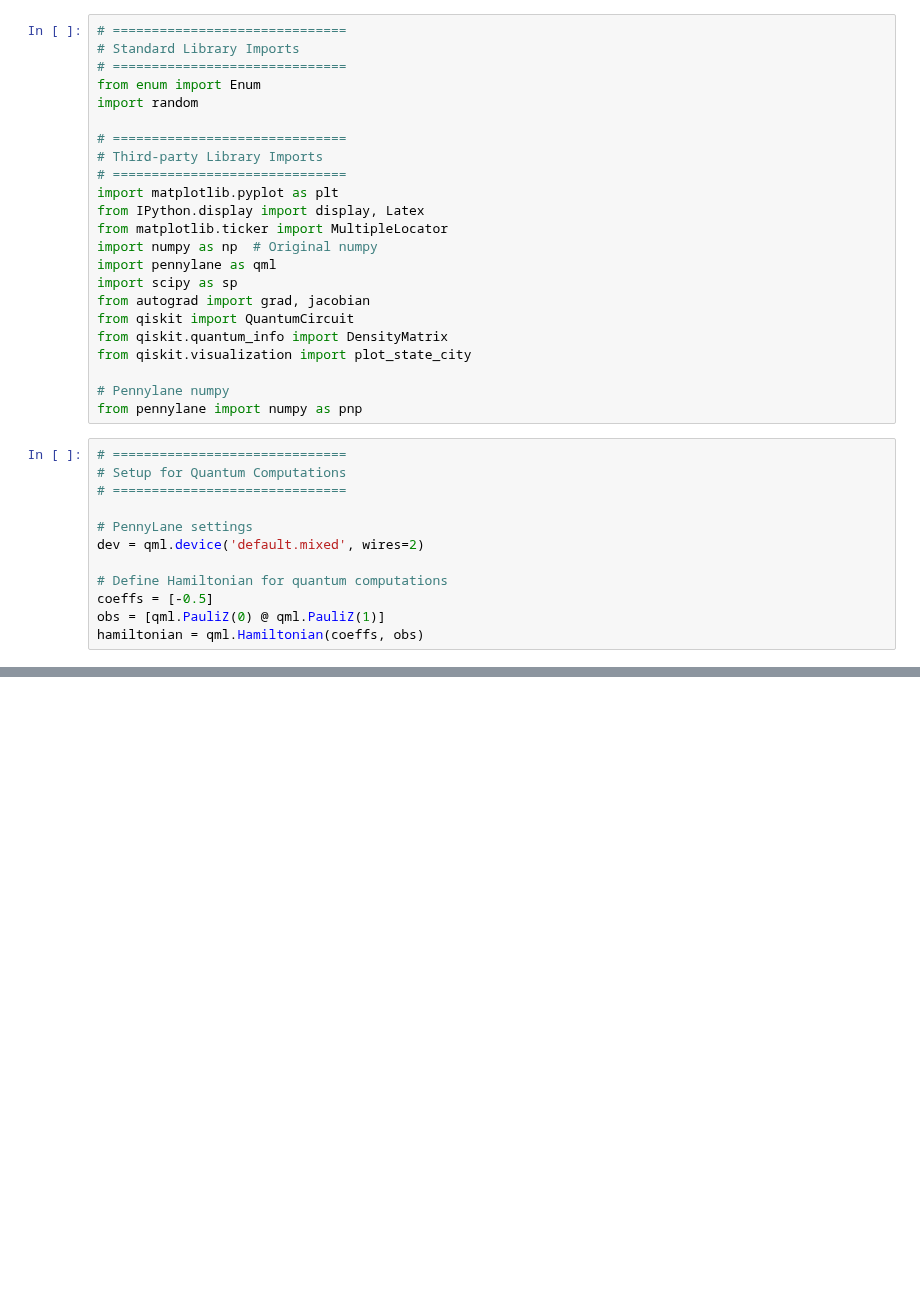
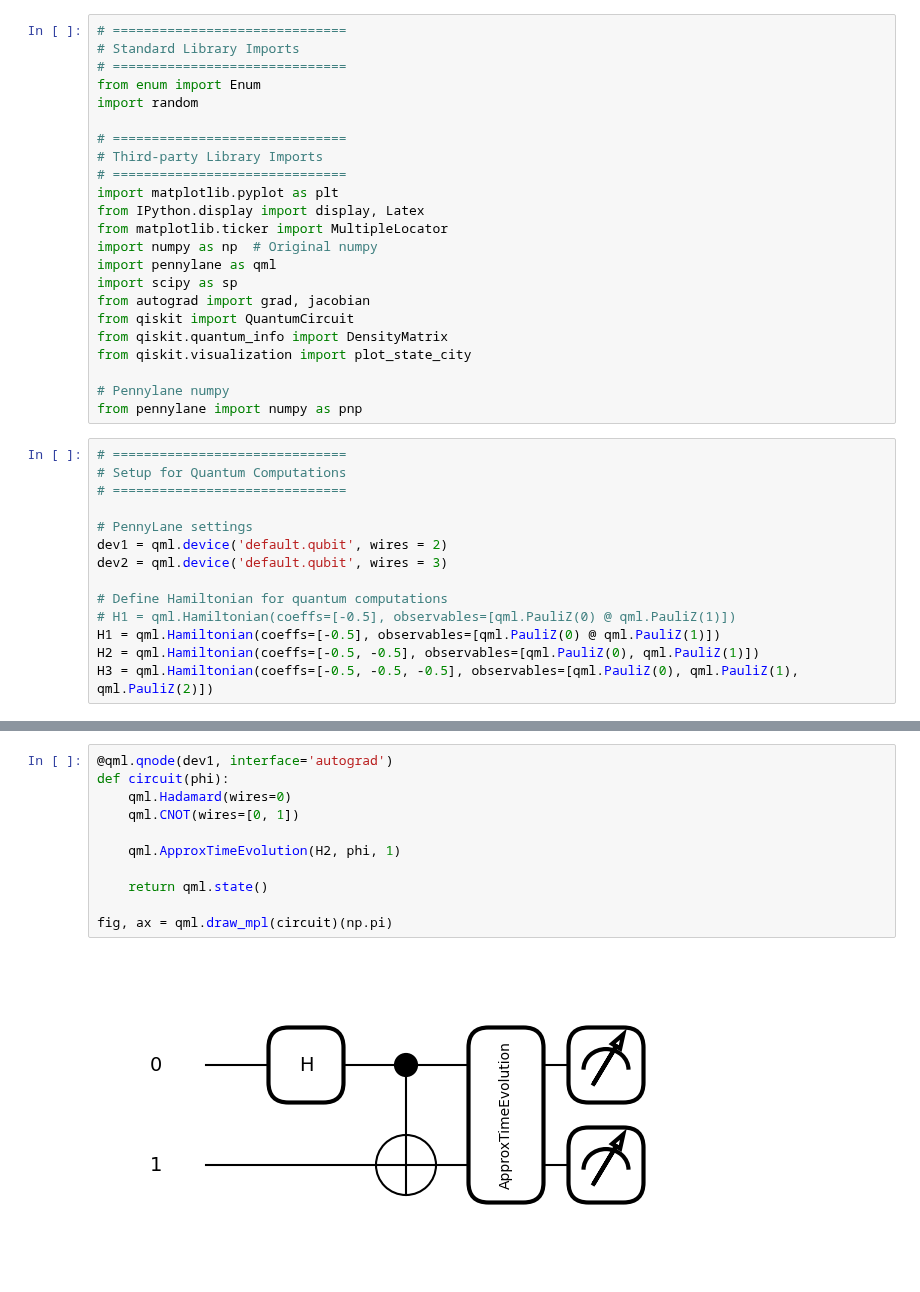
Before and after one commit to iridescent0923/Quantum_Optimization, a Jupyter notebook: Pennylane_Workspace/Metrology/CFI_optimize/Complete/2-qubit/Bell/Bell_CFI.ipynb, the cells around one changed output, grey strips where cells are left out. Saved outputs shown, nothing was run; the diff lists cells and outputs as text; blank space fills up the shorter version.

```diff
--- a/Pennylane_Workspace/Metrology/CFI_optimize/Complete/2-qubit/Bell/Bell_CFI.ipynb
+++ b/Pennylane_Workspace/Metrology/CFI_optimize/Complete/2-qubit/Bell/Bell_CFI.ipynb
@@ -27,10 +27,12 @@ from pennylane import numpy as pnp
 # ==============================
 
 # PennyLane settings
-dev = qml.device('default.mixed', wires=2)
+dev1 = qml.device('default.qubit', wires = 2)
+dev2 = qml.device('default.qubit', wires = 3)
 
 # Define Hamiltonian for quantum computations
-coeffs = [-0.5]
-obs = [qml.PauliZ(0) @ qml.PauliZ(1)]
-hamiltonian = qml.Hamiltonian(coeffs, obs)
+# H1 = qml.Hamiltonian(coeffs=[-0.5], observables=[qml.PauliZ(0) @ qml.PauliZ(1)])
+H1 = qml.Hamiltonian(coeffs=[-0.5], observables=[qml.PauliZ(0) @ qml.PauliZ(1)])
+H2 = qml.Hamiltonian(coeffs=[-0.5, -0.5], observables=[qml.PauliZ(0), qml.PauliZ(1)])
+H3 = qml.Hamiltonian(coeffs=[-0.5, -0.5, -0.5], observables=[qml.PauliZ(0), qml.PauliZ(1), qml.PauliZ(2)])
 # %%
@@ -55 +61,14 @@ def interaciton(phi):
+# %%
+@qml.qnode(dev1, interface='autograd')
+def circuit(phi):
+    qml.Hadamard(wires=0)
+    qml.CNOT(wires=[0, 1])
+
+    qml.ApproxTimeEvolution(H2, phi, 1)
+
+    return qml.state()
+
+fig, ax = qml.draw_mpl(circuit)(np.pi)
+# %% [output]
+[figure, added]
 # %%
```
Also changed, not shown: parts of 11 cells of this notebook.
